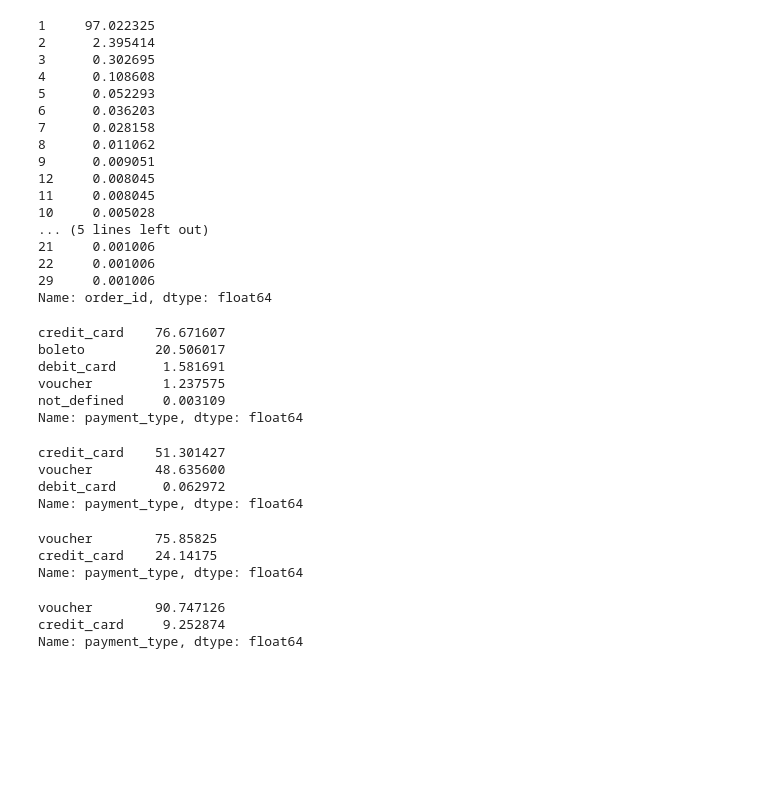
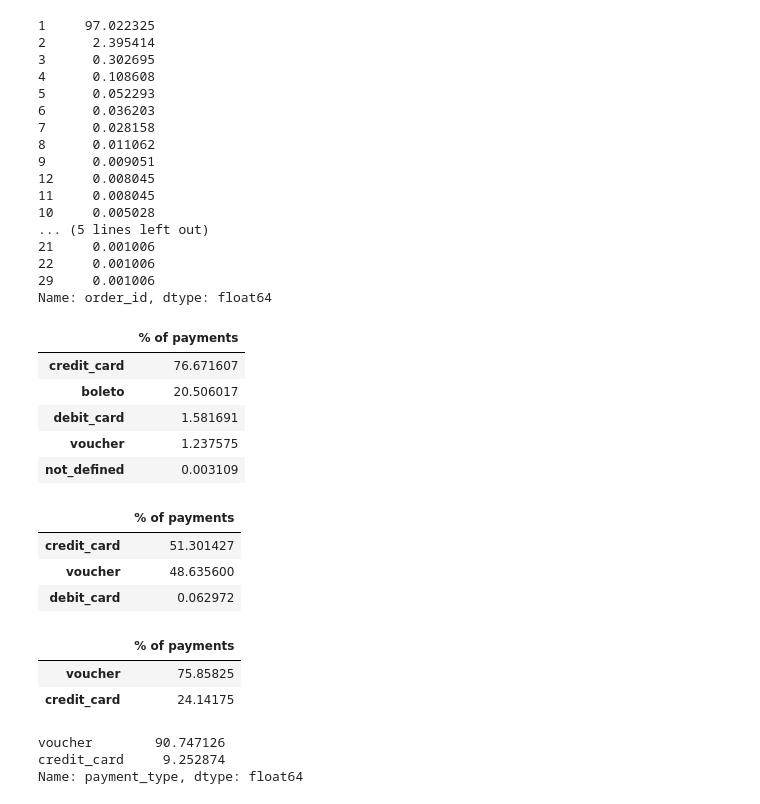
Before and after one commit to leeyenter/bt4211-project, a Jupyter notebook: Customer EDA - YT.ipynb, the cells around one changed output. Cells and saved outputs as stored; diff of their text form; code cells hidden in the pictures; blank space fills up the shorter version.

```diff
--- a/Customer EDA - YT.ipynb
+++ b/Customer EDA - YT.ipynb
@@ -182,27 +182,27 @@ num_payments.columns = ['num_payments']
 # %%
 order_payment = order_payment.join(num_payments, on='order_id')
 # %%
-order_payment[order_payment.num_payments == 1].payment_type.value_counts(normalize=True) * 100
+pd.DataFrame(order_payment[order_payment.num_payments == 1].payment_type.value_counts(normalize=True) * 100).rename(columns = {'payment_type': '% of payments'})
 # %% [output]
-credit_card    76.671607
-boleto         20.506017
-debit_card      1.581691
-voucher         1.237575
-not_defined     0.003109
-Name: payment_type, dtype: float64
+|  | % of payments |
+| credit_card | 76.671607 |
+| boleto | 20.506017 |
+| debit_card | 1.581691 |
+| voucher | 1.237575 |
+| not_defined | 0.003109 |
 # %%
-order_payment[order_payment.num_payments == 2].payment_type.value_counts(normalize=True) * 100
+pd.DataFrame(order_payment[order_payment.num_payments == 2].payment_type.value_counts(normalize=True) * 100).rename(columns = {'payment_type': '% of payments'})
 # %% [output]
-credit_card    51.301427
-voucher        48.635600
-debit_card      0.062972
-Name: payment_type, dtype: float64
+|  | % of payments |
+| credit_card | 51.301427 |
+| voucher | 48.635600 |
+| debit_card | 0.062972 |
 # %%
-order_payment[order_payment.num_payments == 3].payment_type.value_counts(normalize=True) * 100
+pd.DataFrame(order_payment[order_payment.num_payments == 3].payment_type.value_counts(normalize=True) * 100).rename(columns = {'payment_type': '% of payments'})
 # %% [output]
-voucher        75.85825
-credit_card    24.14175
-Name: payment_type, dtype: float64
+|  | % of payments |
+| voucher | 75.85825 |
+| credit_card | 24.14175 |
 # %%
 order_payment[order_payment.num_payments > 3].payment_type.value_counts(normalize=True) * 100
 # %% [output]
```
Also changed, not shown: parts of 2 cells of this notebook, 1 other file.
